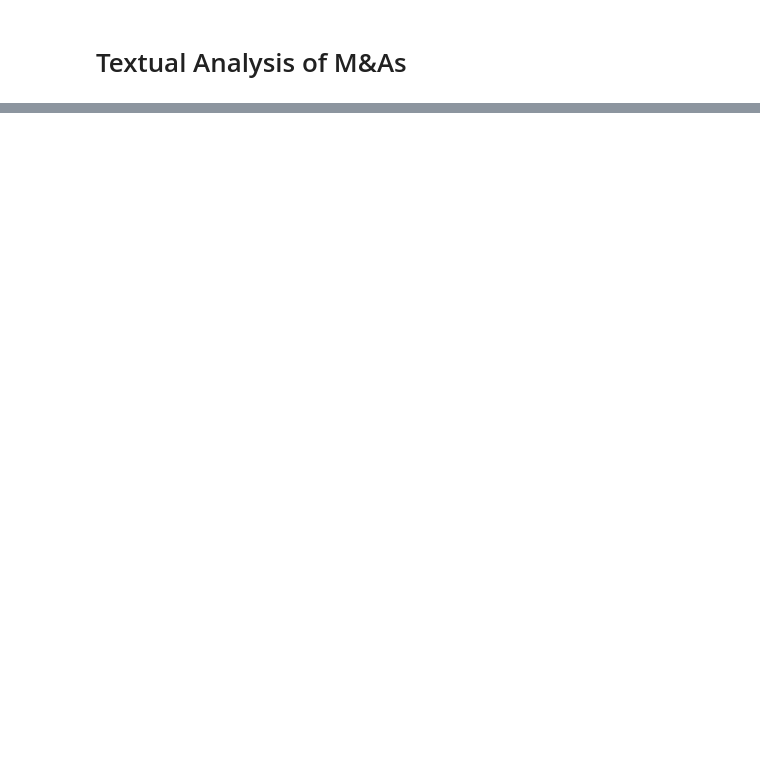
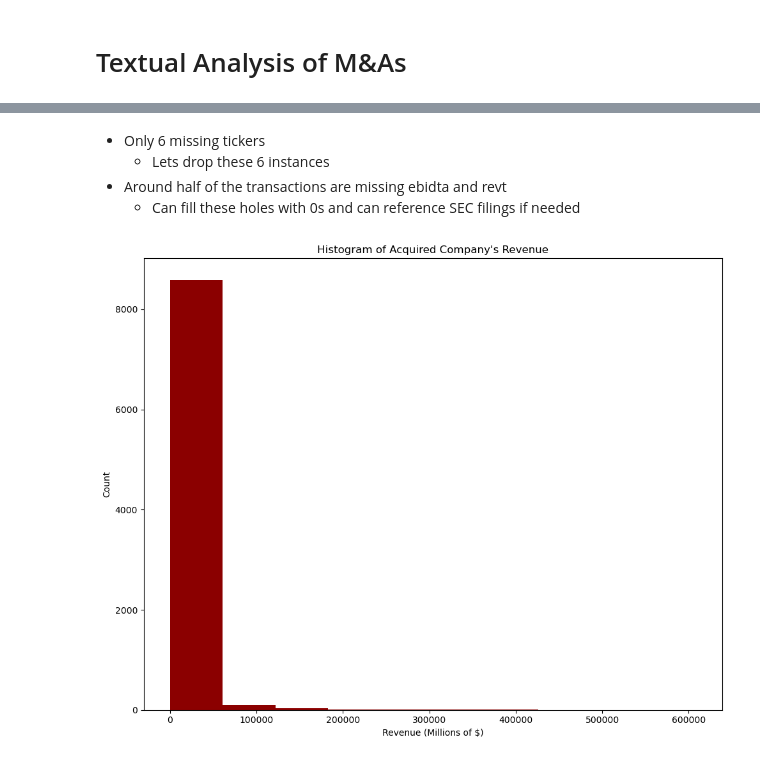
Before and after one commit to Ethan964/Textual_Analysis, a Jupyter notebook: tnic.ipynb, the cells around one changed output, grey strips where cells are left out. Saved outputs shown, nothing was run; the diff lists cells and outputs as text; code cells hidden in the pictures; blank space fills up the shorter version.

Commit message:
Merged tnic and gvkey df

```diff
--- a/tnic.ipynb
+++ b/tnic.ipynb
@@ -20,0 +27,7 @@ tnic_2023.head()
+# %%
+
+# import the Compustat Annual csv
+compustat_path = '/Users/longer/Textual_Analysis/gvkey.csv'
+gvkey = pd.read_csv(compustat_path)
+
+print(gvkey.head())
@@ -85,0 +70,5 @@ plt.show()
+# %%
+
+# drop unnecessary columns
+gvkey = gvkey.drop(columns=['costat', 'curcd', 'datafmt', 'indfmt', 'consol', 'fyrc', 'datadate'])
+gvkey.head()
@@ -85,0 +98,21 @@ plt.show()
+# %% [markdown]
++ Only 6 missing tickers
+    + Lets drop these 6 instances
++ Around half of the transactions are missing ebidta and revt
+    + Can fill these holes with 0s and can reference SEC filings if needed
+# %%
+
+# drop the 6 rows that are missing ticker
+gvkey = gvkey[gvkey['tic'].notnull()]
+
+# lets create a graph or two visualizing the sizes of these companies involved in acquisitions
+import matplotlib.pyplot as plt
+plt.figure(figsize=(10,8))
+plt.hist(gvkey['revt'], bins=10, color='darkred')
+plt.title("Histogram of Acquired Company's Revenue")
+plt.xlabel('Revenue (Millions of $)')
+plt.ylabel('Count')
+plt.tight_layout()
+plt.show()
+# %% [output]
+[figure, added]
```
Also changed, not shown: parts of 18 cells of this notebook.
